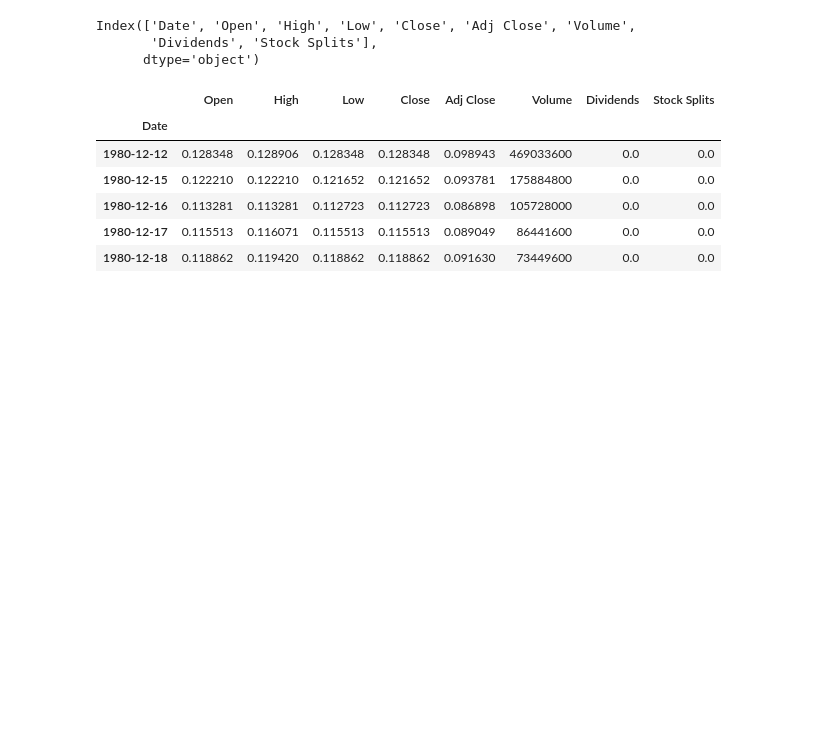
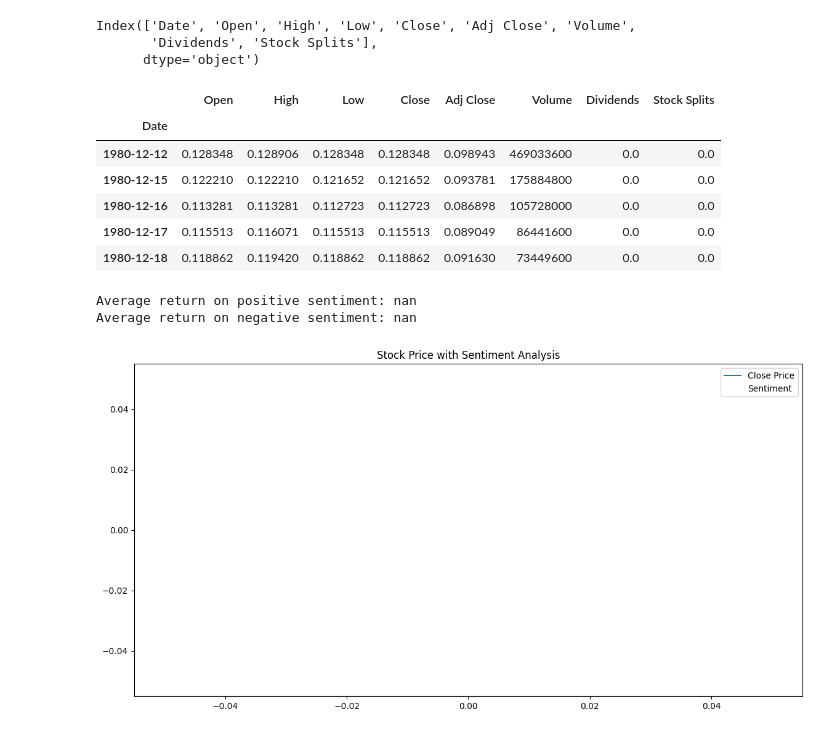
Before and after one commit to Ofgeha-Gelana/Nova-Financial-Solution, a Jupyter notebook: notebooks/quantitative_analysisi.ipynb, the cells around one changed output. Saved outputs shown, nothing was run; the diff lists cells and outputs as text; code cells hidden in the pictures; blank space fills up the shorter version.

Commit message:
added visualize

```diff
--- a/notebooks/quantitative_analysisi.ipynb
+++ b/notebooks/quantitative_analysisi.ipynb
@@ -50,8 +19,8 @@ Annual Volatility: 0.4428139045746556
 # %%
-import pandas as pd
 
 # Load your data
 df2 = pd.read_csv('../Data/AAPL_historical_data.csv')
+df = pd.read_csv('../Data/raw_analyst_ratings.csv')
 
 # Check the column names
 print(df2.columns)
@@ -89,39 +58,37 @@ import matplotlib.pyplot as plt
 
 # Load stock prce data
 
-df2['Date'] = pd.to_datetime(df2['date'])
-df2.set_index('Date', inplace=True)
 
-# Load analyst ratings data
-# df = pd.read_csv('raw_analyst_ratings.csv')
-df['date'] = pd.to_datetime(df['date'])
-df.set_index('date', inplace=True)
 
 # Merge the two datasets on the date
 merged_data = pd.merge(df2, df, left_index=True, right_index=True, how='inner')
 
 # Now you can perform your analysis
 # Example: Calculate daily returns and analyze sentiment impact
 merged_data['Return'] = merged_data['Close'].pct_change()
 
 # Apply sentiment analysis on headlines (assuming sentiment is calculated separately)
 # Here, we'll just add a placeholder for sentiment (e.g., -1 for negative, 0 for neutral, 1 for positive)
 merged_data['Sentiment'] = np.random.choice([-1, 0, 1], size=len(merged_data))  # Placeholder for sentiment analysis
 
 # Analyze the impact of sentiment on stock returns
 positive_sentiment = merged_data[merged_data['Sentiment'] == 1]['Return'].mean()
 negative_sentiment = merged_data[merged_data['Sentiment'] == -1]['Return'].mean()
 
 print(f"Average return on positive sentiment: {positive_sentiment}")
 print(f"Average return on negative sentiment: {negative_sentiment}")
 
 # Visualize the data
 plt.figure(figsize=(14, 7))
 
 # Plot stock price and highlight based on sentiment
 plt.plot(merged_data['Close'], label='Close Price')
 plt.scatter(merged_data.index, merged_data['Close'], c=merged_data['Sentiment'], cmap='RdYlGn', label='Sentiment')
 
 plt.title('Stock Price with Sentiment Analysis')
 plt.legend()
 plt.show()
+# %% [output]
+Average return on positive sentiment: nan
+Average return on negative sentiment: nan
+[figure, added]
```
Also changed, not shown: parts of 4 cells of this notebook, 3 other files.
